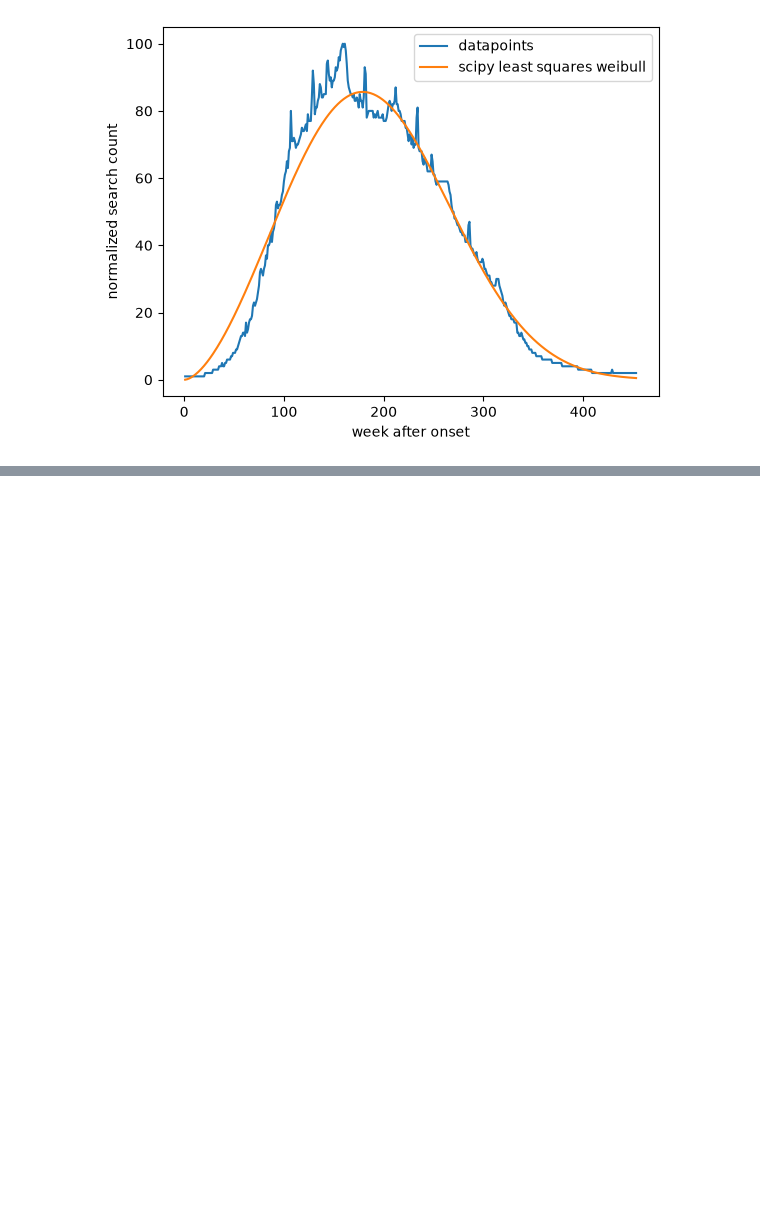
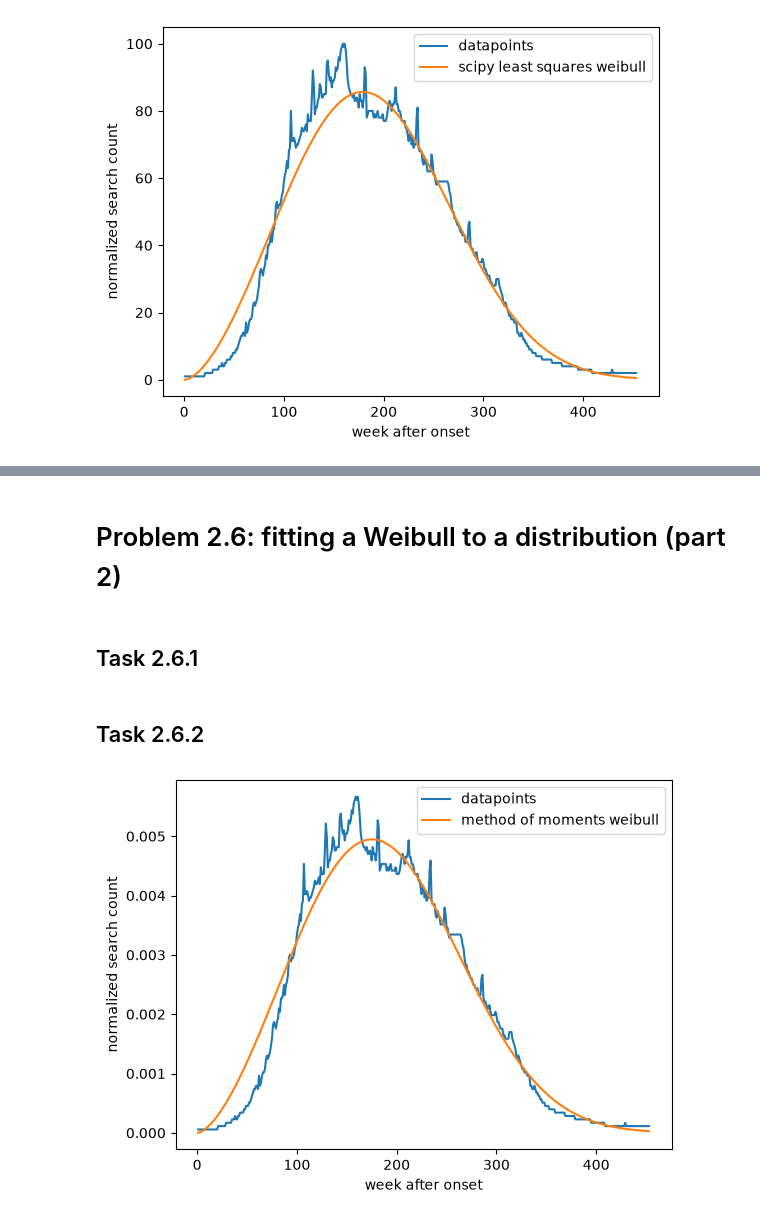
Before and after one commit to leon-grompe/PrinciplesOfML, a Jupyter notebook: Sheet2/Weibull.ipynb, the cells around one changed output, grey strips where cells are left out. Drawn from its saved outputs; the diff is of its cells as text; code cells hidden in the pictures; blank space fills up the shorter version.

```diff
--- a/Sheet2/Weibull.ipynb
+++ b/Sheet2/Weibull.ipynb
@@ -216,0 +252,34 @@ plt.show()
+# %% [markdown]
+# Problem 2.6: fitting a Weibull to a distribution (part 2)
+# %% [markdown]
+## Task 2.6.1
+# %%
+t,c = load_myspace_data()
+
+q = (c/np.sum(c)) * 0.98
+
+m = np.sum(q*t)
+sq = np.sum(q* t**2) - m**2
+
+def getAlpha(a,m,sq):
+    part1 = spec.gamma(1+2/a)
+    part2 = spec.gamma(1+1/a)**2
+
+    return ((part1-part2)/part2) - sq/m**2
+
+result = opt.root_scalar(getAlpha, args=(m,sq), bracket=[2,10])
+a_opt = result.root
+b_opt = m / spec.gamma(1+(1/a))
+# %% [markdown]
+## Task 2.6.2
+# %%
+plt.figure()
+plt.plot(t, q, label='datapoints')
+plt.plot(t, weibull_pdf(t,a_opt,b_opt), label ='method of moments weibull')
+
+plt.xlabel('week after onset')
+plt.ylabel('normalized search count')
+plt.legend()
+plt.show()
+# %% [output]
+[figure, added]
```
Also changed, not shown: parts of 7 cells of this notebook.
